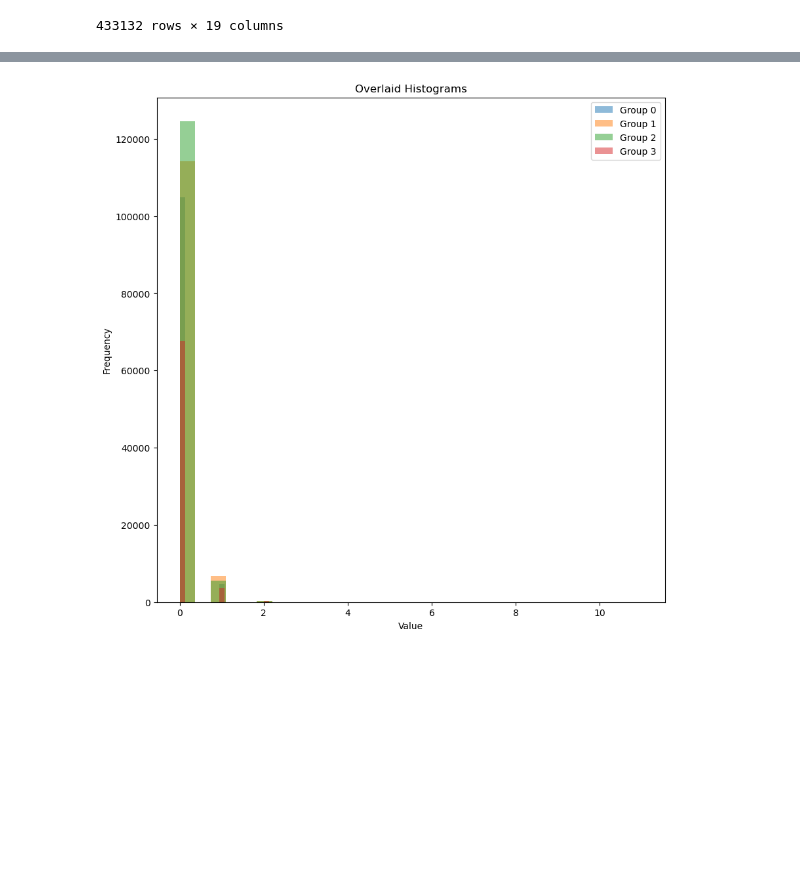
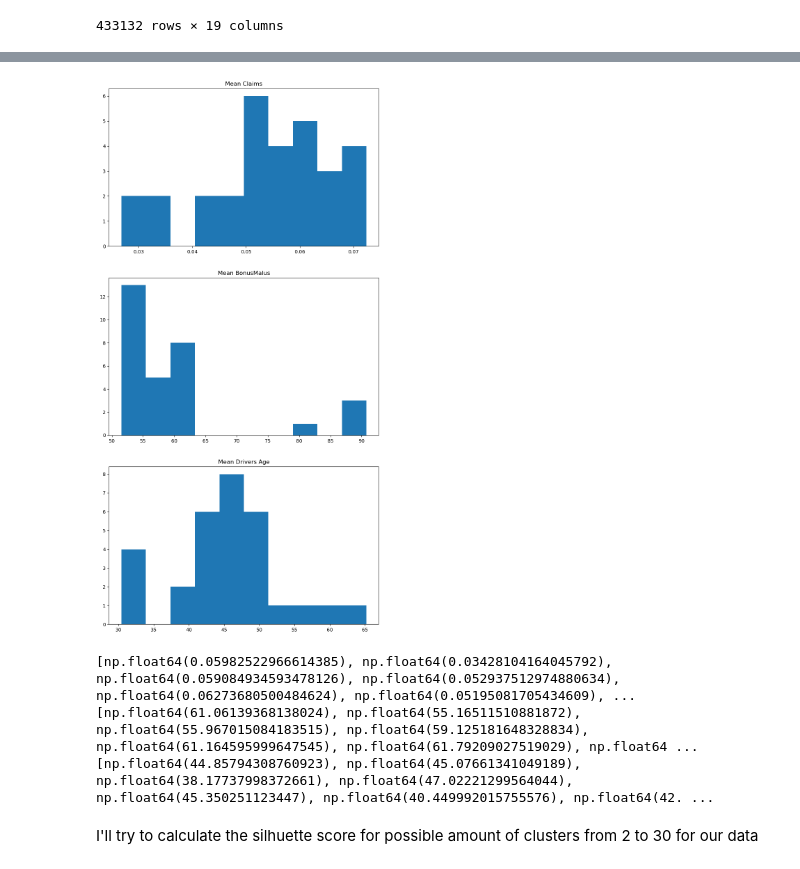
Before and after one commit to Simon-Simonsen/ML-project, a Jupyter notebook: Data Analysis/ClusterClassifying.ipynb, the cells around one changed output, grey strips where cells are left out. Drawn from its saved outputs; the diff is of its cells as text; code cells hidden in the pictures; blank space fills up the shorter version.

```diff
--- a/Data Analysis/ClusterClassifying.ipynb
+++ b/Data Analysis/ClusterClassifying.ipynb
@@ -108,15 +120,11 @@ KeyError: 'Y'
 # %%
-fig, ax = plt.subplots(4,1,figsize = (10,30))
+feature = "ClaimNb"
 
-count = 0
-column = 0
+fig, ax = plt.subplots(clusters,1,figsize = (10,7.5*clusters))
 
-l = [label_0,label_1, label_2, label_3]
-
-for label in l:
-    ax[count].hist(label["ClaimNb"])
-    ax[count].set_title(f"Label {count}")
-    count += 1
+for i in range(clusters):
+    ax[i].hist(labels[f"label_{i}"][feature])
+    ax[i].set_title(f"Label {i}")
 
 plt.show()
 # %% [output]
@@ -169,16 +170,33 @@ Drivers age: mean;45.43892339544514, var; 166.11609366493937, std; 12.8886032472
-# %%
-feature = "ClaimNb"
-plt.figure(figsize=(10,10))
-plt.hist(label_0[feature], bins=30, alpha=0.5, label='Group 0')
-plt.hist(label_1[feature], bins=30, alpha=0.5, label='Group 1')
-plt.hist(label_2[feature], bins=30, alpha=0.5, label='Group 2')
-plt.hist(label_3[feature], bins=30, alpha=0.5, label='Group 3')
-
-
-plt.legend()
-plt.xlabel("Value")
-plt.ylabel("Frequency")
-plt.title("Overlaid Histograms")
-plt.show()
-# %% [output]
-[figure, removed]
+# %%
+mean_claims_clusters = []
+mean_bonusmalus_clusters = []
+mean_driversage_clusters = []
+
+for i in range(clusters):
+    mean_claims_clusters.append(np.mean(labels[f"label_{i}"]["ClaimNb"]))
+    mean_bonusmalus_clusters.append(np.mean(labels[f"label_{i}"]["BonusMalus"]))
+    mean_driversage_clusters.append(np.mean(labels[f"label_{i}"]["DrivAge"]))
+
+mean_list = [mean_claims_clusters, mean_bonusmalus_clusters, mean_driversage_clusters]
+mean_name = ["Mean Claims", "Mean BonusMalus", "Mean Drivers Age"]
+
+fig, ax = plt.subplots(3,1,figsize = (10,20))
+
+count = 0
+for mean in mean_list:
+    ax[count].hist(mean)
+    ax[count].set_title(f"{mean_name[count]}")
+    count += 1
+
+plt.show()
+
+print(mean_claims_clusters)
+print(mean_bonusmalus_clusters)
+print(mean_driversage_clusters)
+# %% [output]
+[figure, added]
+[np.float64(0.05982522966614385), np.float64(0.03428104164045792), np.float64(0.059084934593478126), np.float64(0.052937512974880634), np.float64(0.06273680500484624), np.float64(0.05195081705434609), ...
+[np.float64(61.06139368138024), np.float64(55.16511510881872), np.float64(55.967015084183515), np.float64(59.125181648328834), np.float64(61.164595999647545), np.float64(61.79209027519029), np.float64 ...
+[np.float64(44.85794308760923), np.float64(45.07661341049189), np.float64(38.17737998372661), np.float64(47.02221299564044), np.float64(45.350251123447), np.float64(40.449992015755576), np.float64(42. ...
+# %% [markdown]
+I'll try to calculate the silhuette score for possible amount of clusters from 2 to 30 for our data
```
Also changed, not shown: parts of 20 cells of this notebook, 5 other files.
